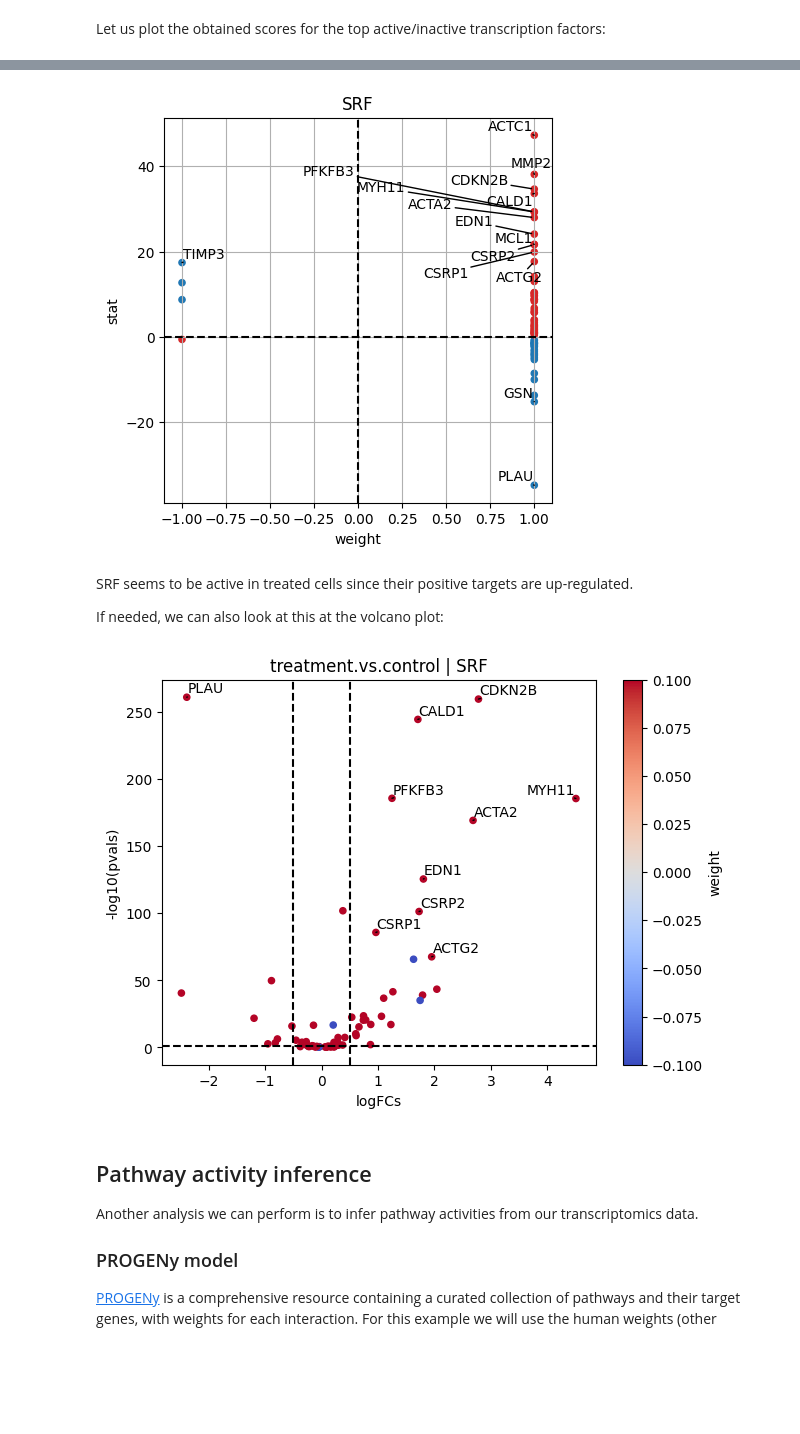
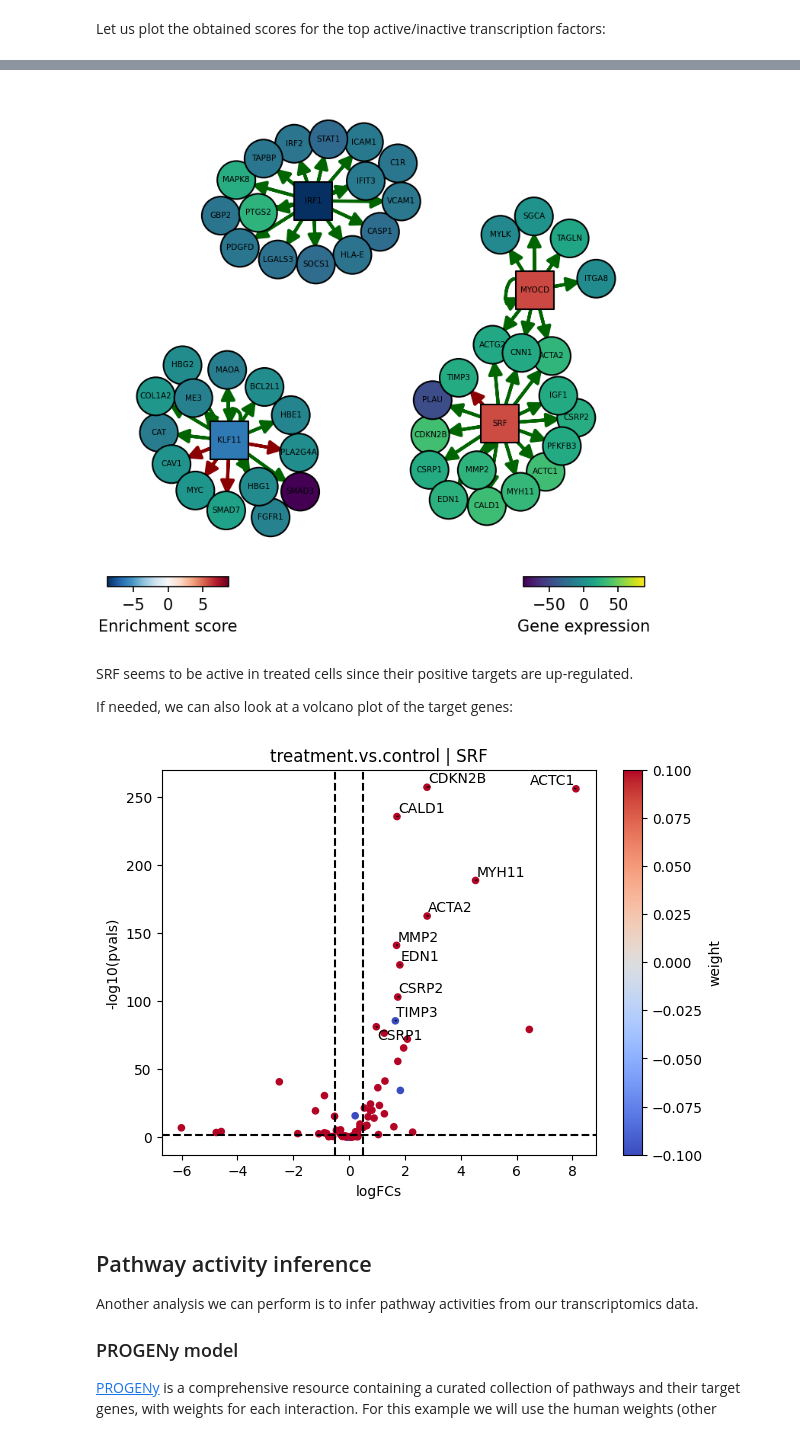
Before and after one commit to saezlab/decoupler-py, a Jupyter notebook: docs/source/notebooks/bulk.ipynb, the cells around one changed output, grey strips where cells are left out. Cells and saved outputs as stored; diff of their text form; code cells hidden in the pictures; blank space fills up the shorter version.

```diff
--- a/docs/source/notebooks/bulk.ipynb
+++ b/docs/source/notebooks/bulk.ipynb
@@ -151,7 +151,7 @@ specific dataset it is fine.
 Once we are content with the threshold parameters, we can perform the actual filtering:
 # %%
 # Obtain genes that pass the thresholds
-genes = dc.filter_by_expr(adata, group=None, min_count=10, min_total_count=15, large_n=1, min_prop=1)
+genes = dc.filter_by_expr(adata, group='condition', min_count=10, min_total_count=15, large_n=1, min_prop=1)
 
 # Filter by these genes
 adata = adata[:, genes].copy()
@@ -174,11 +174,12 @@ from pydeseq2.dds import DeseqDataSet
 from pydeseq2.ds import DeseqStats
 # %%
 # Build DESeq2 object
+inference = DefaultInference(n_cpus=8)
 dds = DeseqDataSet(
     adata=adata,
     design_factors='condition',
     refit_cooks=True,
-    n_cpus=8,
+    inference=inference,
 )
 # %%
 # Compute LFCs
@@ -202,7 +203,11 @@ Fitting LFCs...
 Refitting 0 outliers.
 # %%
 # Extract contrast between COVID-19 vs normal
-stat_res = DeseqStats(dds, contrast=["condition", 'treatment', 'control'], n_cpus=8)
+stat_res = DeseqStats(
+    dds,
+    contrast=["condition", 'treatment', 'control'],
+    inference=inference
+)
 # %%
 # Compute Wald test
 stat_res.summary()
@@ -359,20 +355,40 @@ As before, we can manually inspect the downstream targets of each transcription
 # %%
-dc.plot_targets(results_df, stat='stat', source_name='SRF', net=collectri, top=15)
+dc.plot_network(
+    net=collectri,
+    obs=mat,
+    act=tf_acts,
+    n_sources=['MYOCD', 'SRF', 'IRF1', 'KLF11'],
+    n_targets=15,
+    node_size=50,
+    figsize=(5, 5),
+    c_pos_w='darkgreen',
+    c_neg_w='darkred',
+    vcenter=True
+)
 # %% [output]
-[figure, old version]
+[figure, new version]
 # %% [markdown]
 SRF seems to be active in treated cells since their positive targets are up-regulated.
 
-If needed, we can also look at this at the volcano plot:
+If needed, we can also look at a volcano plot of the target genes:
 # %%
 # Extract logFCs and pvals
 logFCs = results_df[['log2FoldChange']].T.rename(index={'log2FoldChange': 'treatment.vs.control'})
 pvals = results_df[['padj']].T.rename(index={'padj': 'treatment.vs.control'})
 
 # Plot
-dc.plot_volcano(logFCs, pvals, 'treatment.vs.control', name='SRF', net=collectri, top=10, sign_thr=0.05, lFCs_thr=0.5)
+dc.plot_volcano(
+    logFCs,
+    pvals,
+    'treatment.vs.control',
+    name='SRF',
+    net=collectri,
+    top=10,
+    sign_thr=0.05,
+    lFCs_thr=0.5
+)
 # %% [output]
-[figure, old version]
+[figure, new version]
 # %% [markdown]
 ## Pathway activity inference
 
```
Also changed, not shown: parts of 27 cells of this notebook, 4 other files.
